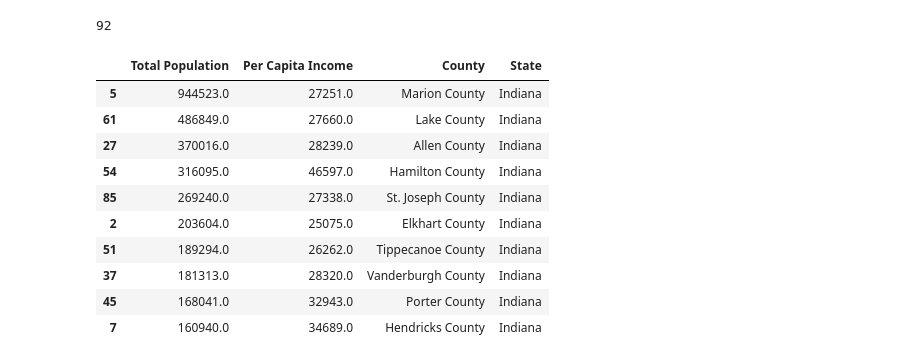
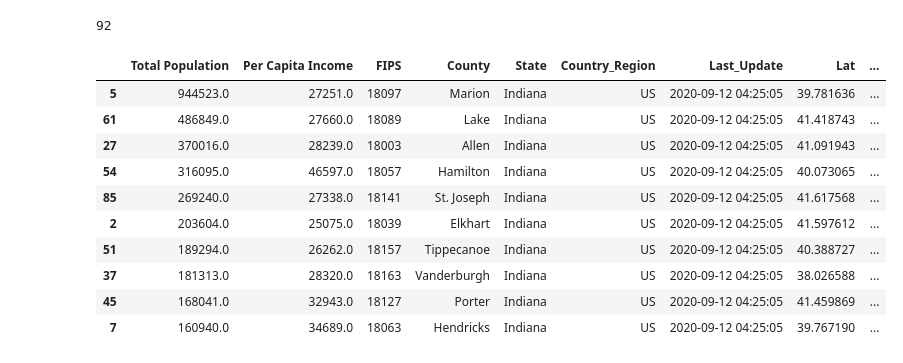
Before and after one commit to Zachariassis/COVID19-in-Midwest, a Jupyter notebook: api_data.ipynb, the cells around one changed output. Saved outputs shown, nothing was run; the diff lists cells and outputs as text; code cells hidden in the pictures.

```diff
--- a/api_data.ipynb
+++ b/api_data.ipynb
@@ -8,3 +8,11 @@ from census import Census
 # Census API Key
 from config import census_key
 c = Census(census_key, year=2018)
+# %%
+#Import covid data
+covid_91120_data=pd.read_csv('CSV_Data/09-11-2020.csv')
+covid_91120_data=covid_91120_data.loc[covid_91120_data['FIPS'].isnull()==False]
+covid_91120_data['FIPS']=covid_91120_data['FIPS'].astype(int).astype(str)
+covid_91120_data.head()
+
+covid_91120_data.loc[covid_91120_data['Admin2']=='St. Louis']
@@ -81,30 +96,35 @@ il_census_top
 # %%
 id_census_data = c.acs5.get(("NAME", "B01003_001E", "B19301_001E"), {'for': 'county:*','in':'state:18'})
 id_census_pd = pd.DataFrame(id_census_data)
 id_census_pd = id_census_pd.rename(columns={"B01003_001E": "Total Population",
                                       "B19301_001E": "Per Capita Income",
-                                      "NAME": "County, State"}).drop(columns=["state", "county"])
+                                      "NAME": "County, State"})
+
+id_census_pd['FIPS']=id_census_pd['state']+id_census_pd['county']
+id_census_pd=id_census_pd.drop(columns=['state','county'])
+id_census_pd=id_census_pd.merge(covid_91120_data,how='left',on='FIPS').drop(columns={'County, State','Combined_Key'}).rename(columns={'Admin2':'County','Province_State':'State'})
+
 print(len(id_census_pd))
 id_census_pd.head()
 id_census_top = id_census_pd.nlargest(10,["Total Population"])
-id_census_top['County, State'].str.split(pat=',',expand=True)
-id_census_top=id_census_top.merge(id_census_top['County, State'].str.split(pat=',',expand=True),how="outer", left_index=True, right_index=True)
-id_census_top = id_census_top.rename(columns={0: "County",
-                                      1: "State"}).drop(columns=["County, State"])
+#id_census_top['County, State'].str.split(pat=',',expand=True)
+#id_census_top=id_census_top.merge(id_census_top['County, State'].str.split(pat=',',expand=True),how="outer", left_index=True, right_index=True)
+#id_census_top = id_census_top.rename(columns={0: "County",
+#                                      1: "State"}).drop(columns=["County, State"])
 id_census_top
 # %% [output]
 92
-|  | Total Population | Per Capita Income | County | State |
-| 5 | 944523.0 | 27251.0 | Marion County | Indiana |
-| 61 | 486849.0 | 27660.0 | Lake County | Indiana |
-| 27 | 370016.0 | 28239.0 | Allen County | Indiana |
-| 54 | 316095.0 | 46597.0 | Hamilton County | Indiana |
-| 85 | 269240.0 | 27338.0 | St. Joseph County | Indiana |
-| 2 | 203604.0 | 25075.0 | Elkhart County | Indiana |
-| 51 | 189294.0 | 26262.0 | Tippecanoe County | Indiana |
-| 37 | 181313.0 | 28320.0 | Vanderburgh County | Indiana |
-| 45 | 168041.0 | 32943.0 | Porter County | Indiana |
-| 7 | 160940.0 | 34689.0 | Hendricks County | Indiana |
+|  | Total Population | Per Capita Income | FIPS | County | State | Country_Region | Last_Update | Lat | ... |
+| 5 | 944523.0 | 27251.0 | 18097 | Marion | Indiana | US | 2020-09-12 04:25:05 | 39.781636 | ... |
+| 61 | 486849.0 | 27660.0 | 18089 | Lake | Indiana | US | 2020-09-12 04:25:05 | 41.418743 | ... |
+| 27 | 370016.0 | 28239.0 | 18003 | Allen | Indiana | US | 2020-09-12 04:25:05 | 41.091943 | ... |
+| 54 | 316095.0 | 46597.0 | 18057 | Hamilton | Indiana | US | 2020-09-12 04:25:05 | 40.073065 | ... |
+| 85 | 269240.0 | 27338.0 | 18141 | St. Joseph | Indiana | US | 2020-09-12 04:25:05 | 41.617568 | ... |
+| 2 | 203604.0 | 25075.0 | 18039 | Elkhart | Indiana | US | 2020-09-12 04:25:05 | 41.597612 | ... |
+| 51 | 189294.0 | 26262.0 | 18157 | Tippecanoe | Indiana | US | 2020-09-12 04:25:05 | 40.388727 | ... |
+| 37 | 181313.0 | 28320.0 | 18163 | Vanderburgh | Indiana | US | 2020-09-12 04:25:05 | 38.026588 | ... |
+| 45 | 168041.0 | 32943.0 | 18127 | Porter | Indiana | US | 2020-09-12 04:25:05 | 41.459869 | ... |
+| 7 | 160940.0 | 34689.0 | 18063 | Hendricks | Indiana | US | 2020-09-12 04:25:05 | 39.767190 | ... |
 # %%
 mi_census_data = c.acs5.get(("NAME", "B01003_001E", "B19301_001E"), {'for': 'county:*','in':'state:26'})
 mi_census_pd = pd.DataFrame(mi_census_data)
```
Also changed, not shown: parts of 5 cells of this notebook.
